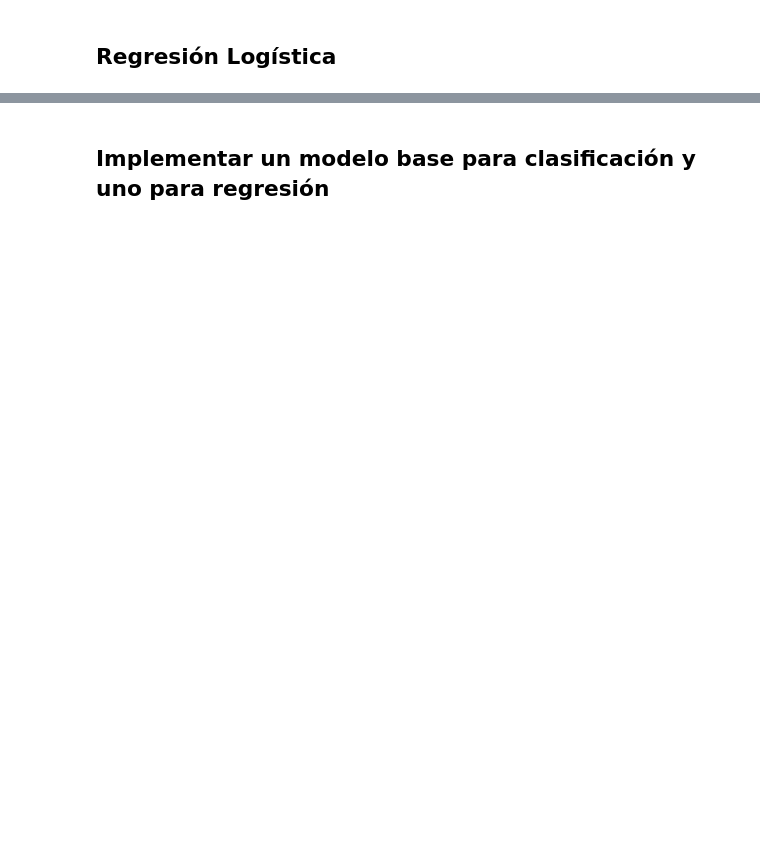
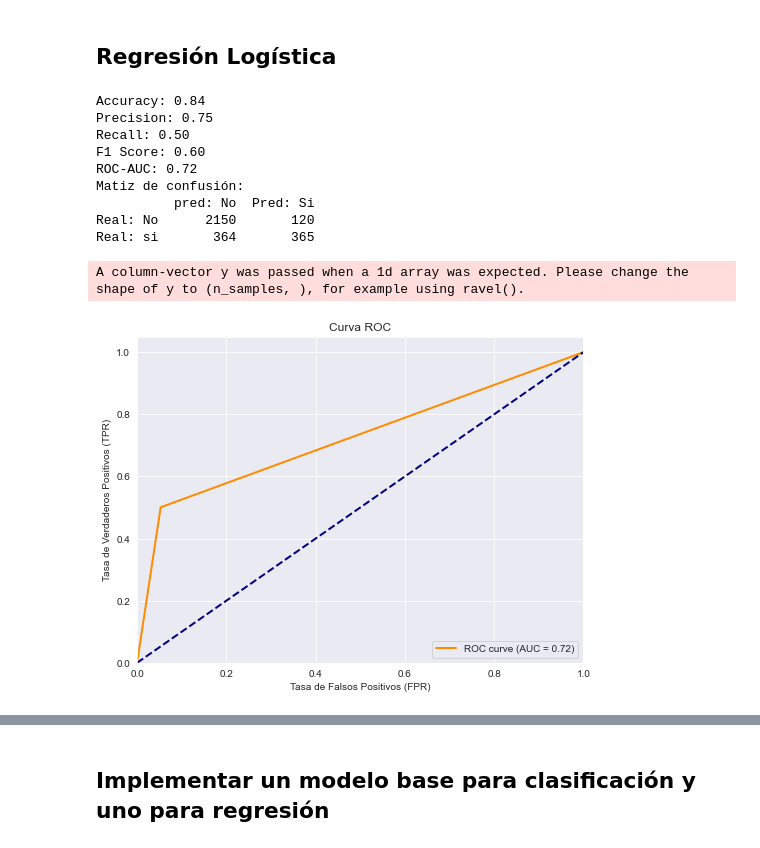
Before and after one commit to Mirian2550/TP_AA1, a Jupyter notebook: main_dani.ipynb, the cells around one changed output, grey strips where cells are left out. Drawn from its saved outputs; the diff is of its cells as text; code cells hidden in the pictures; blank space fills up the shorter version.

Commit message:
cambios generales en modelos

```diff
--- a/main_dani.ipynb
+++ b/main_dani.ipynb
@@ -577,9 +519,21 @@ In a future version, DataFrame.mean(axis=None) will return a scalar mean over th
 ## Regresión Logística
 # %%
 #regresion logistica
-regression_logistic = RegressionLineal(data_clean)
-x_test, y_test, y_pred, modelo = regression_logistic.logistic()
+regression_logistic = RegressionLineal()
+x_test, y_test, y_pred, modelo = regression_logistic.logistic(_x_train, _x_test, _y_train_classification, _y_test_classification)
 regression_logistic.logic_metrics(y_test, y_pred)
+# %% [output]
+Accuracy: 0.84
+Precision: 0.75
+Recall: 0.50
+F1 Score: 0.60
+ROC-AUC: 0.72
+Matiz de confusión:
+          pred: No  Pred: Si
+Real: No      2150       120
+Real: si       364       365
+A column-vector y was passed when a 1d array was expected. Please change the shape of y to (n_samples, ), for example using ravel().
+[figure, added]
 # %%
 try:
     shap_analyzer = SHAPAnalyzer(modelo, x_test)
```
Also changed, not shown: parts of 21 cells of this notebook, 5 other files.
